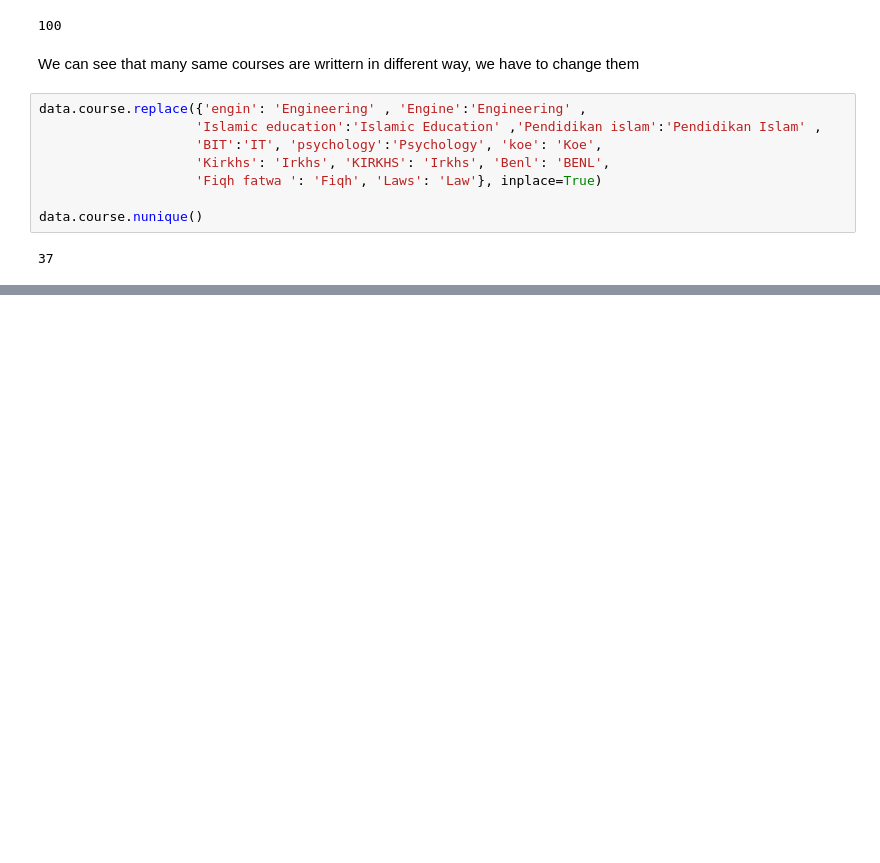
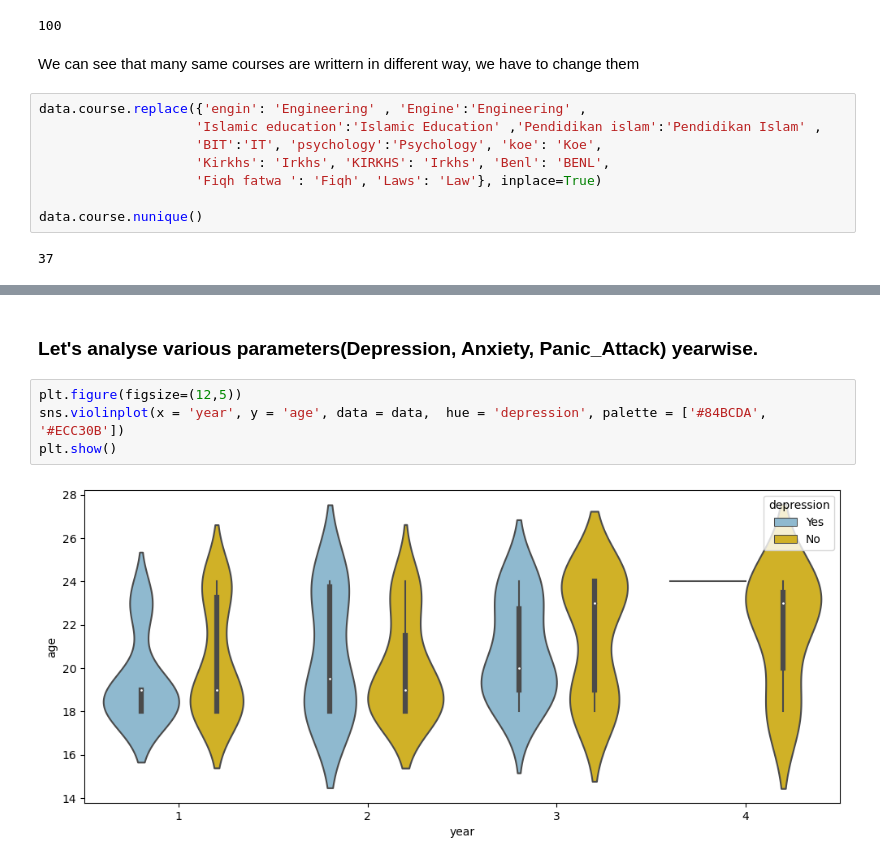
Before and after one commit to rohan-singh987/Student-Mental-Health, a Jupyter notebook: studentMentalHealth.ipynb, the cells around one changed output, grey strips where cells are left out. Cells and saved outputs as stored; diff of their text form; blank space fills up the shorter version.

```diff
--- a/studentMentalHealth.ipynb
+++ b/studentMentalHealth.ipynb
@@ -168,0 +194,8 @@ data.course.nunique()
+# %% [markdown]
+### Let's analyse various parameters(Depression, Anxiety, Panic_Attack) yearwise.
+# %%
+plt.figure(figsize=(12,5))
+sns.violinplot(x = 'year', y = 'age', data = data,  hue = 'depression', palette = ['#84BCDA', '#ECC30B'])
+plt.show()
+# %% [output]
+[figure, added]
```
Also changed, not shown: parts of 24 cells of this notebook.
